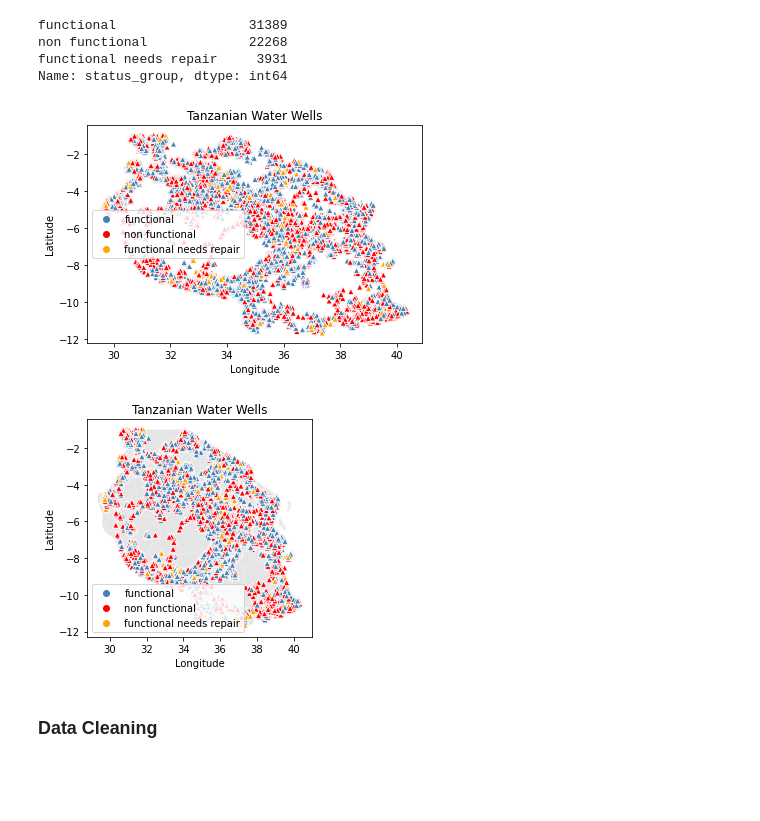
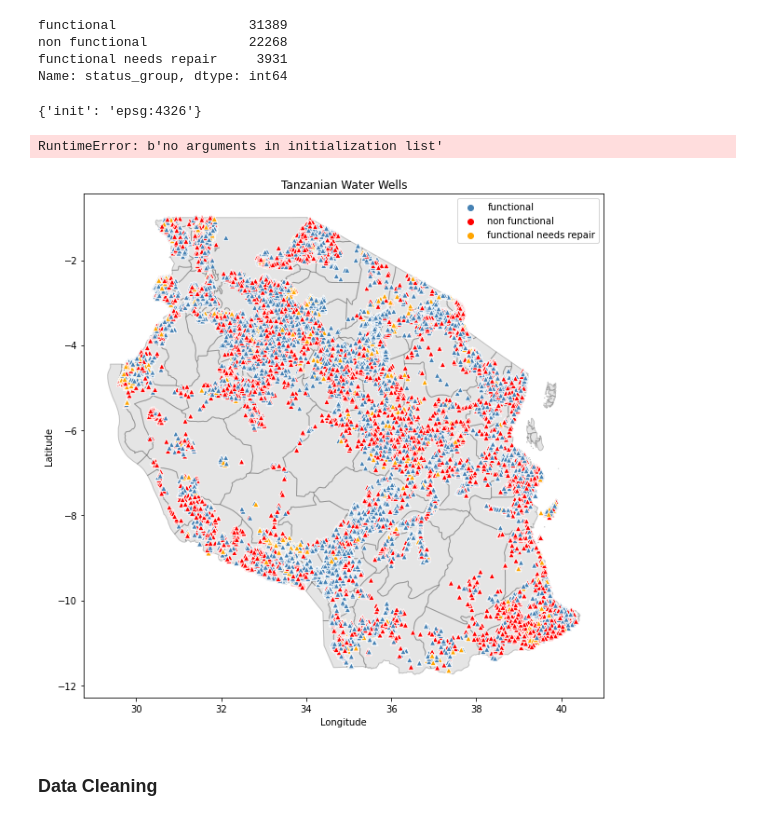
Before and after one commit to awyeh64/Tanzanian_Water_Well_Predictor, a Jupyter notebook: notebooks/exploratory/Sindhu_EDA.ipynb, the cells around one changed output. Cells and saved outputs as stored; diff of their text form; code cells hidden in the pictures; blank space fills up the shorter version.

```diff
--- a/notebooks/exploratory/Sindhu_EDA.ipynb
+++ b/notebooks/exploratory/Sindhu_EDA.ipynb
@@ -89,32 +106,33 @@ functional                 31389
 non functional             22268
 functional needs repair     3931
 Name: status_group, dtype: int64
-# %%
-fig = sns.scatterplot(data=df_loc, x = 'longitude', y = 'latitude', marker = '^', alpha = 1,
-                hue = df_loc.status_group.tolist(), palette = ['steelblue', 'red', 'orange'])
-plt.title('Tanzanian Water Wells')
-plt.xlabel('Longitude')
-plt.ylabel('Latitude');
-# %% [output]
-[figure, removed]
 # %%
 # ! wget -P ../../data http://stacks.stanford.edu/file/druid:tn398yw9512/data.zip
 # %%
 # with zipfile.ZipFile('../../data/data.zip', 'r') as zip_ref:
 #     zip_ref.extractall('../../data/shapefiles')
+# %%
+geo_df = gpd.read_file('../../data/shapefiles/TAN.shp')
+geo_df.crs
+# %% [output]
+{'init': 'epsg:4326'}
+# %%
+geo_df.to_crs(epsg = 3857)
+# %% [output]
+RuntimeError: b'no arguments in initialization list'
 # %%
-geo_df = gpd.read_file('../../data/shapefiles/TAN.shp')
-
-geo_df.plot(color = 'grey', edgecolor = 'white', alpha = .2)
+fig, ax = plt.subplots(figsize=(10,10))
+geo_df.plot(ax = ax, color = 'grey', edgecolor = 'black', alpha = .2)
 
 colors = {'functional': 'green', 'non functional': 'red', 'functional needs repair': 'orange' }
-fig = sns.scatterplot(data=df_loc, x = 'longitude', y = 'latitude', marker = '^', alpha = 1,
+sns.scatterplot(data=df_loc, x = 'longitude', y = 'latitude', marker = '^', alpha = 1,
                 hue = df_loc.status_group.tolist(), palette = ['steelblue', 'red', 'orange'])
+# ctx.add_basemap(ax, zoom = 10)
 plt.title('Tanzanian Water Wells')
 plt.xlabel('Longitude')
 plt.ylabel('Latitude');
 # %% [output]
-[figure, old version]
+[figure, new version]
 # %% [markdown]
 ### Data Cleaning
 # %% [markdown]
```
Also changed, not shown: parts of 6 cells of this notebook.
